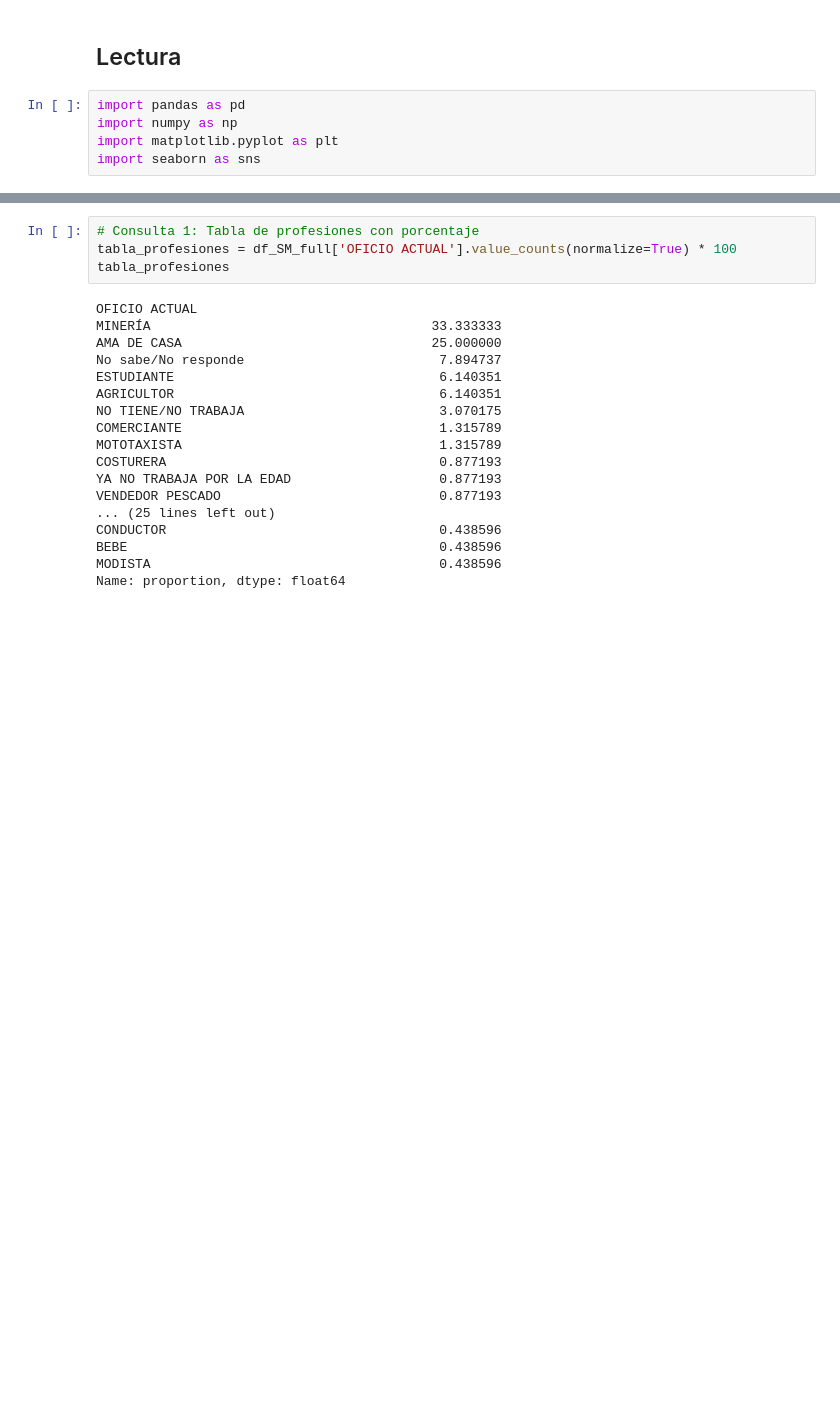
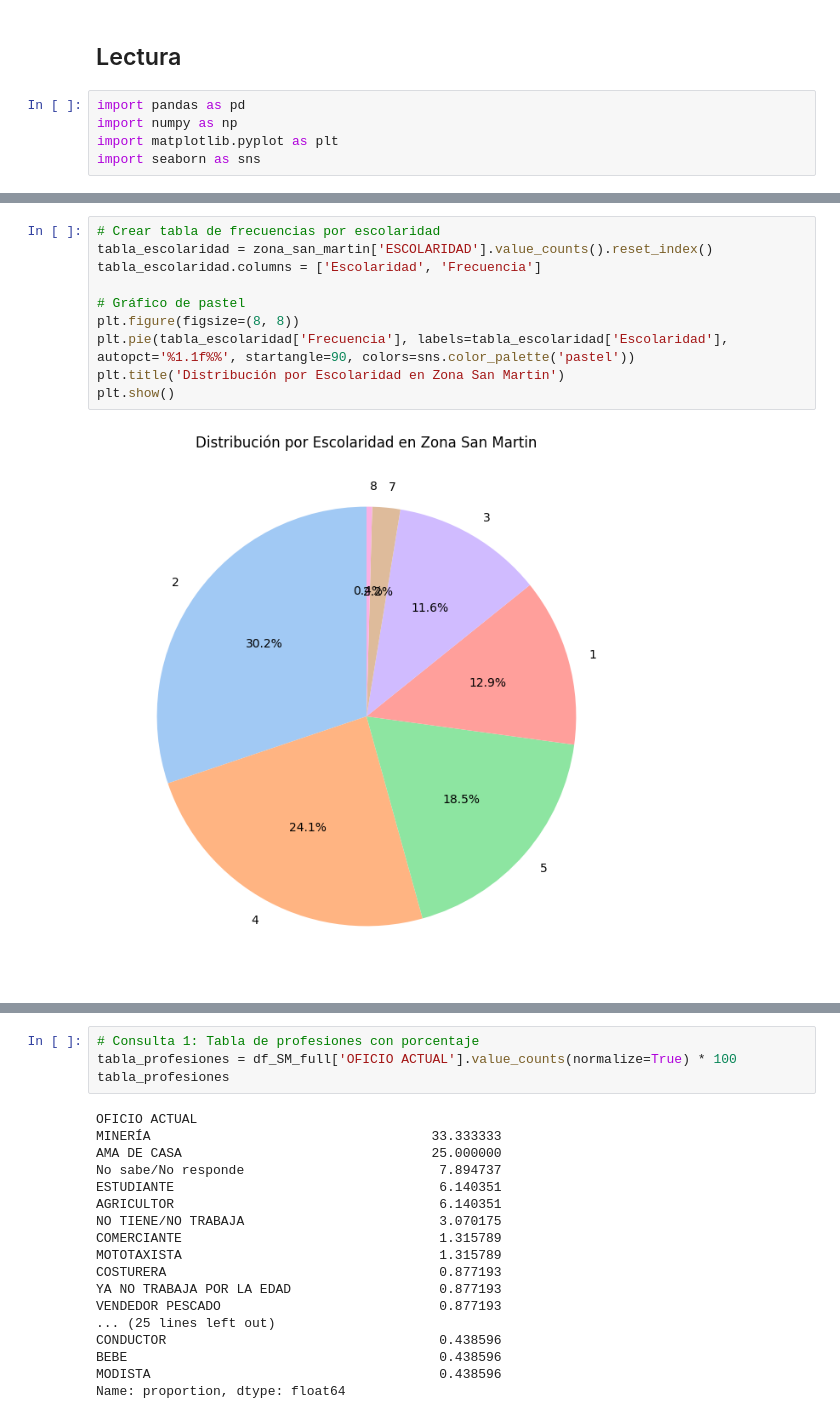
Before and after one commit to robertbarac/limpieza-encuestas-SGR, a Jupyter notebook: generacion_de_tablas.ipynb, the cells around one changed output, grey strips where cells are left out. Drawn from its saved outputs; the diff is of its cells as text; blank space fills up the shorter version.

```diff
--- a/generacion_de_tablas.ipynb
+++ b/generacion_de_tablas.ipynb
@@ -13,0 +112,12 @@ df_SM190_a_SMBL255 = pd.read_csv('data/df_SM190_a_SMBL255.csv')
+# %%
+# Crear tabla de frecuencias por escolaridad
+tabla_escolaridad = zona_san_martin['ESCOLARIDAD'].value_counts().reset_index()
+tabla_escolaridad.columns = ['Escolaridad', 'Frecuencia']
+
+# Gráfico de pastel
+plt.figure(figsize=(8, 8))
+plt.pie(tabla_escolaridad['Frecuencia'], labels=tabla_escolaridad['Escolaridad'], autopct='%1.1f%%', startangle=90, colors=sns.color_palette('pastel'))
+plt.title('Distribución por Escolaridad en Zona San Martin')
+plt.show()
+# %% [output]
+[figure, added]
```
Also changed, not shown: parts of 19 cells of this notebook, 2 other files.
